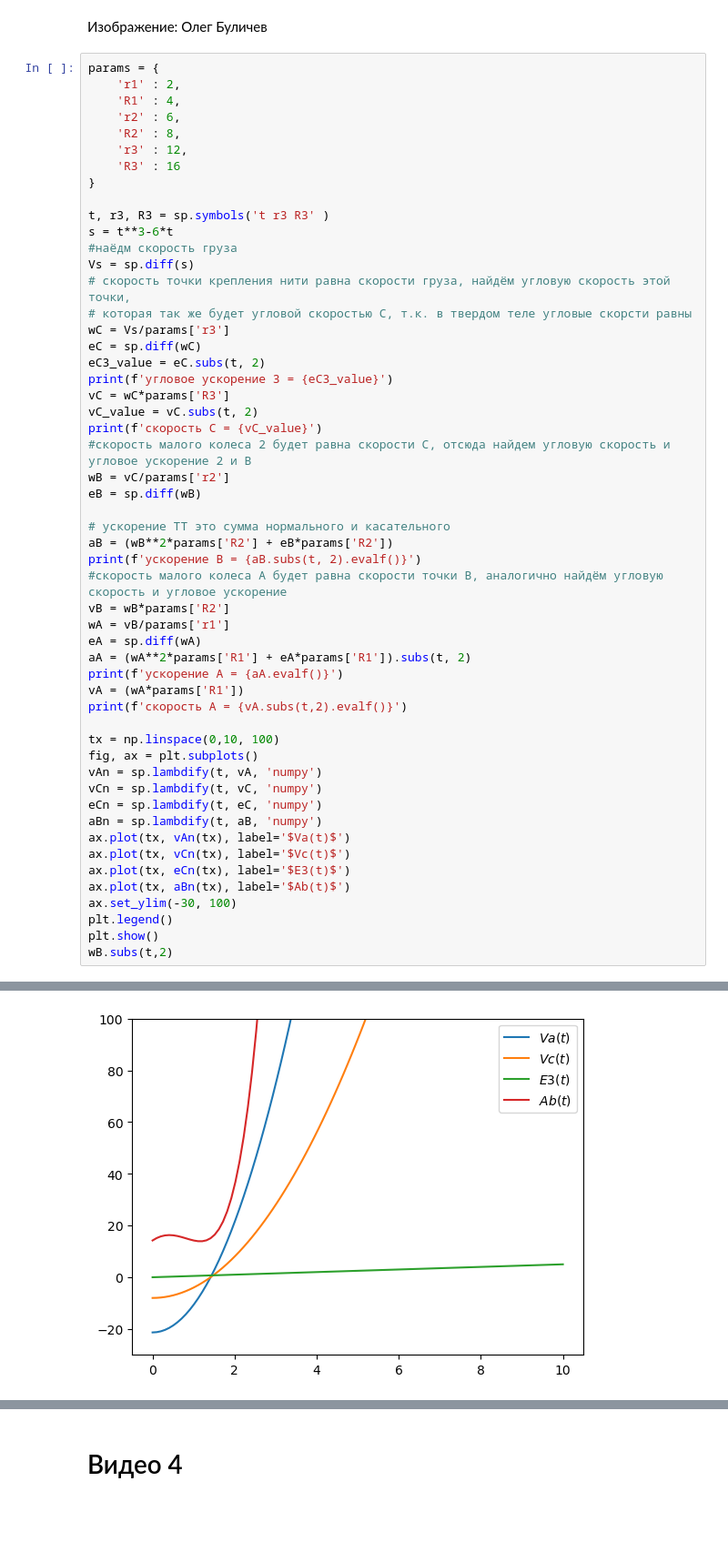
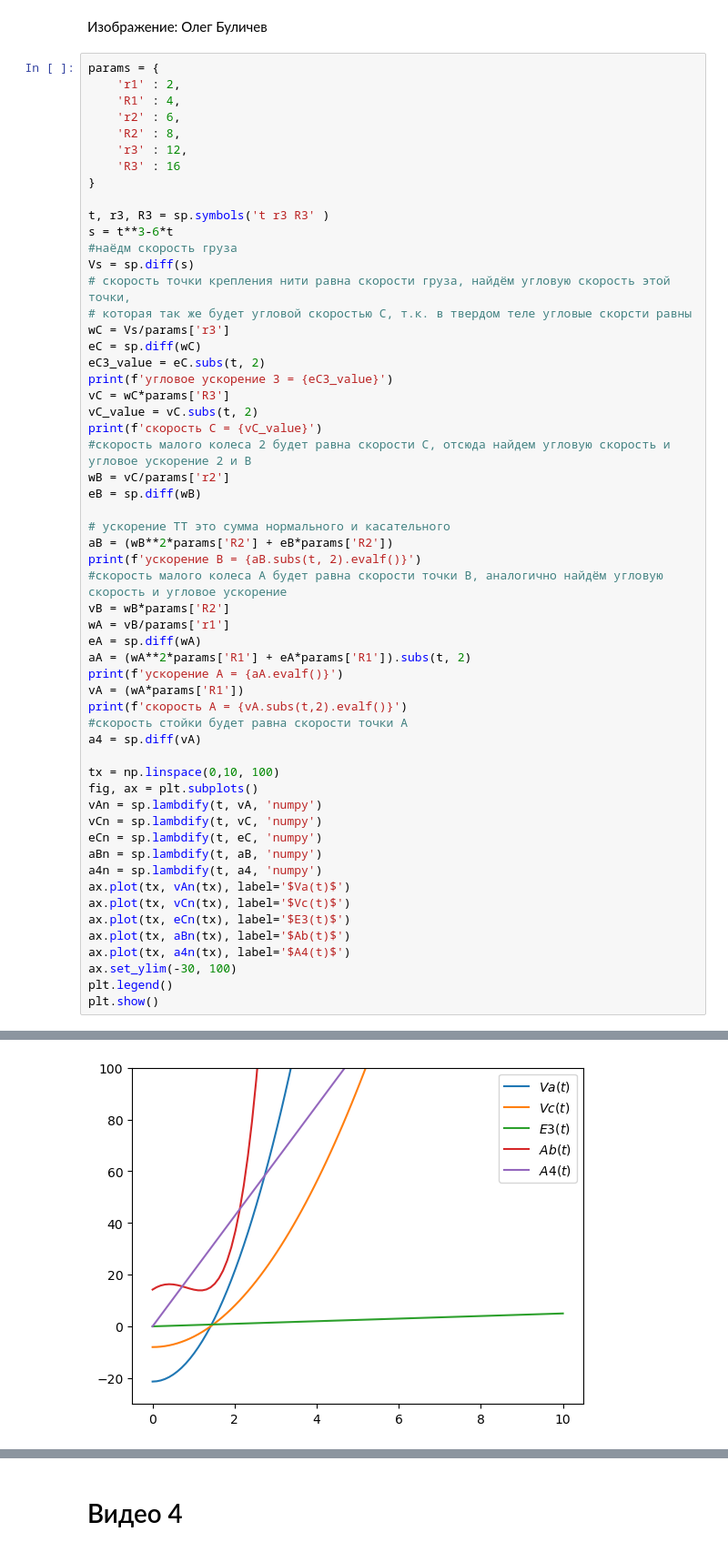
Before and after one commit to Acorn92/mathPy, a Jupyter notebook: p4/Задания.ipynb, the cells around one changed output, grey strips where cells are left out. Shown at 91% size. Saved outputs shown, nothing was run; the diff lists cells and outputs as text; blank space fills up the shorter version.

```diff
--- a/p4/Задания.ipynb
+++ b/p4/Задания.ipynb
@@ -148,32 +148,35 @@ eB = sp.diff(wB)
 aB = (wB**2*params['R2'] + eB*params['R2'])
 print(f'ускорение B = {aB.subs(t, 2).evalf()}')
 #скорость малого колеса А будет равна скорости точки В, аналогично найдём угловую скорость и угловое ускорение
 vB = wB*params['R2']
 wA = vB/params['r1']
 eA = sp.diff(wA)
 aA = (wA**2*params['R1'] + eA*params['R1']).subs(t, 2)
 print(f'ускорение A = {aA.evalf()}')
 vA = (wA*params['R1'])
 print(f'скорость A = {vA.subs(t,2).evalf()}')
+#скорость стойки будет равна скорости точки А
+a4 = sp.diff(vA)
 
 tx = np.linspace(0,10, 100)
 fig, ax = plt.subplots()
 vAn = sp.lambdify(t, vA, 'numpy')
 vCn = sp.lambdify(t, vC, 'numpy')
 eCn = sp.lambdify(t, eC, 'numpy')
 aBn = sp.lambdify(t, aB, 'numpy')
+a4n = sp.lambdify(t, a4, 'numpy')
 ax.plot(tx, vAn(tx), label='$Va(t)$')
 ax.plot(tx, vCn(tx), label='$Vc(t)$')
 ax.plot(tx, eCn(tx), label='$E3(t)$')
 ax.plot(tx, aBn(tx), label='$Ab(t)$')
+ax.plot(tx, a4n(tx), label='$A4(t)$')
 ax.set_ylim(-30, 100)
 plt.legend()
 plt.show()
-wB.subs(t,2)
 # %% [output]
 угловое ускорение 3 = 1
 скорость C = 8
 ускорение B = 35.5555555555556
 ускорение A = 156.444444444444
 скорость A = 21.3333333333333
-[figure, old version]
+[figure, new version]
```
Also changed, not shown: parts of 4 cells of this notebook, 3 other files.
